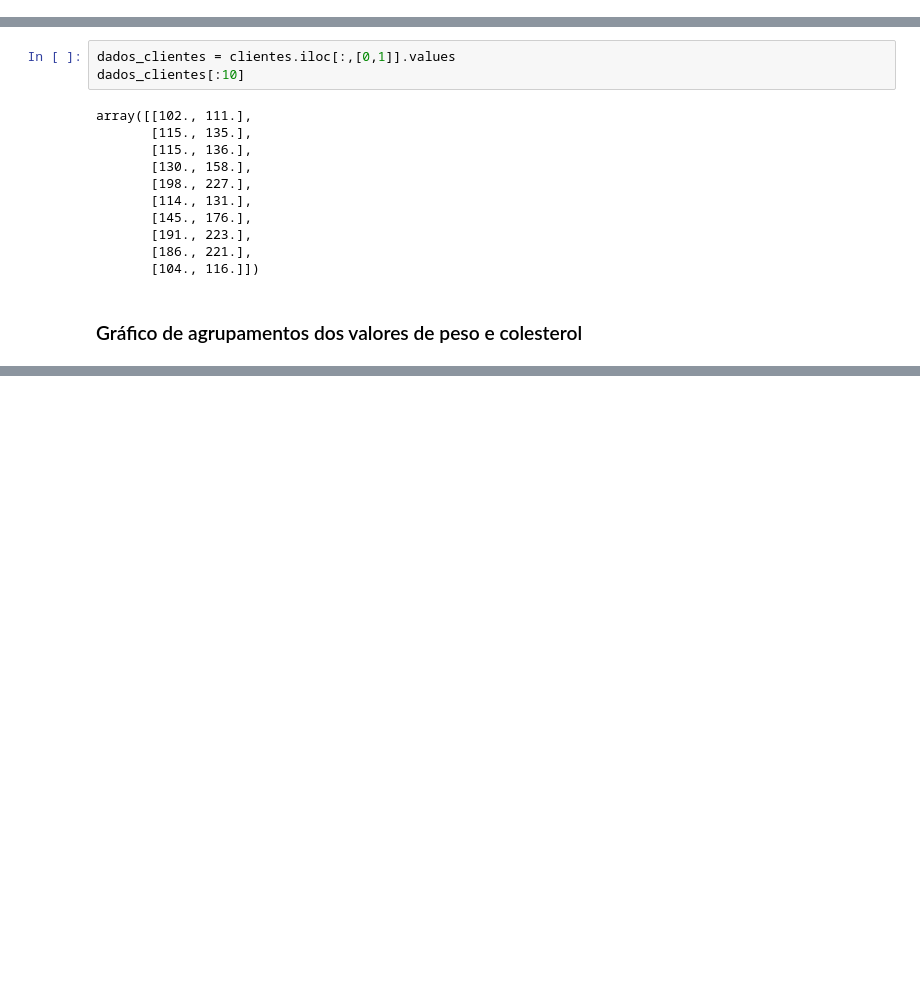
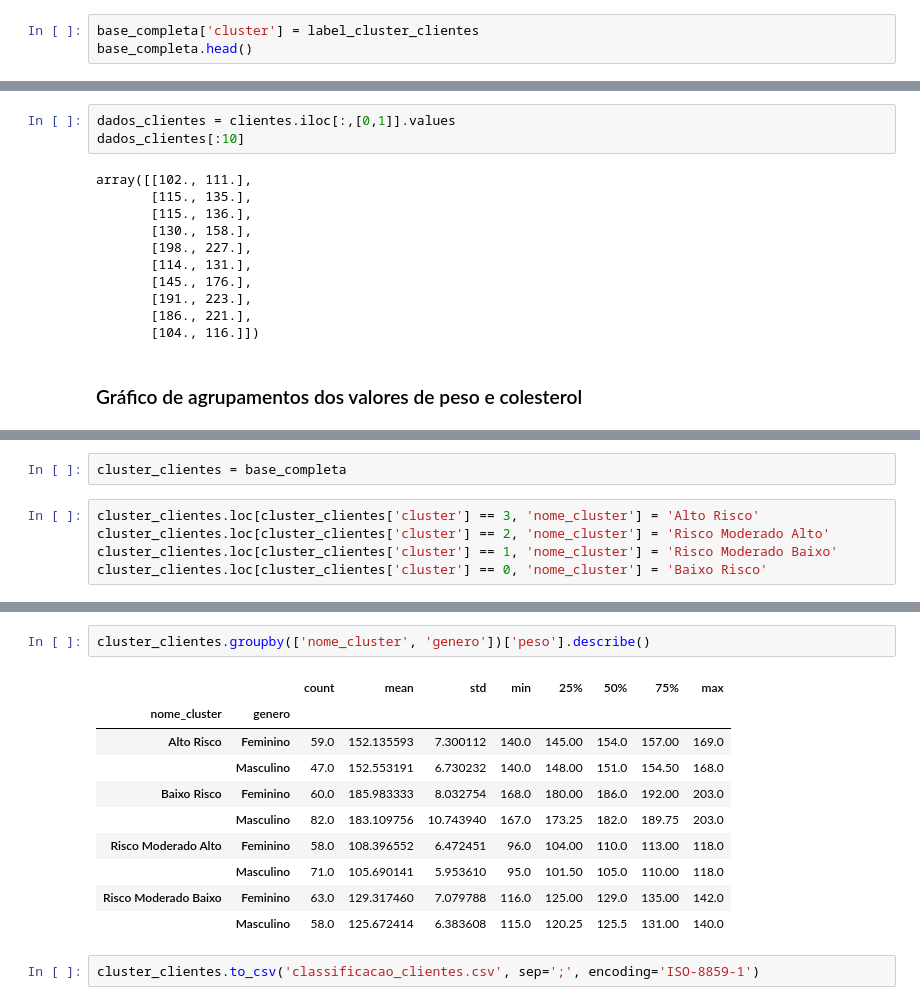
Before and after one commit to WashMarvin/Algoritmo_kmeans, a Jupyter notebook: Desafio_mod_1.ipynb, the cells around one changed output, grey strips where cells are left out. Saved outputs shown, nothing was run; the diff lists cells and outputs as text; blank space fills up the shorter version.

```diff
--- a/Desafio_mod_1.ipynb
+++ b/Desafio_mod_1.ipynb
@@ -405,3 +405,6 @@ array([[184.32394366, 218.98591549],
        [127.57024793, 154.20661157],
        [106.90697674, 119.57364341],
        [152.32075472, 186.03773585]])
+# %%
+base_completa['cluster'] = label_cluster_clientes
+base_completa.head()
@@ -430,0 +462,7 @@ grafico_final.show()
+# %%
+cluster_clientes = base_completa
+# %%
+cluster_clientes.loc[cluster_clientes['cluster'] == 3, 'nome_cluster'] = 'Alto Risco'
+cluster_clientes.loc[cluster_clientes['cluster'] == 2, 'nome_cluster'] = 'Risco Moderado Alto'
+cluster_clientes.loc[cluster_clientes['cluster'] == 1, 'nome_cluster'] = 'Risco Moderado Baixo'
+cluster_clientes.loc[cluster_clientes['cluster'] == 0, 'nome_cluster'] = 'Baixo Risco'
@@ -430,0 +476,15 @@ grafico_final.show()
+# %%
+cluster_clientes.groupby(['nome_cluster', 'genero'])['peso'].describe()
+# %% [output]
+|  |  | count | mean | std | min | 25% | 50% | 75% | max |
+| nome_cluster | genero |  |  |  |  |  |  |  |  |
+| Alto Risco | Feminino | 59.0 | 152.135593 | 7.300112 | 140.0 | 145.00 | 154.0 | 157.00 | 169.0 |
+|  | Masculino | 47.0 | 152.553191 | 6.730232 | 140.0 | 148.00 | 151.0 | 154.50 | 168.0 |
+| Baixo Risco | Feminino | 60.0 | 185.983333 | 8.032754 | 168.0 | 180.00 | 186.0 | 192.00 | 203.0 |
+|  | Masculino | 82.0 | 183.109756 | 10.743940 | 167.0 | 173.25 | 182.0 | 189.75 | 203.0 |
+| Risco Moderado Alto | Feminino | 58.0 | 108.396552 | 6.472451 | 96.0 | 104.00 | 110.0 | 113.00 | 118.0 |
+|  | Masculino | 71.0 | 105.690141 | 5.953610 | 95.0 | 101.50 | 105.0 | 110.00 | 118.0 |
+| Risco Moderado Baixo | Feminino | 63.0 | 129.317460 | 7.079788 | 116.0 | 125.00 | 129.0 | 135.00 | 142.0 |
+|  | Masculino | 58.0 | 125.672414 | 6.383608 | 115.0 | 120.25 | 125.5 | 131.00 | 140.0 |
+# %%
+cluster_clientes.to_csv('classificacao_clientes.csv', sep=';', encoding='ISO-8859-1')
```
Also changed, not shown: parts of 7 cells of this notebook.
